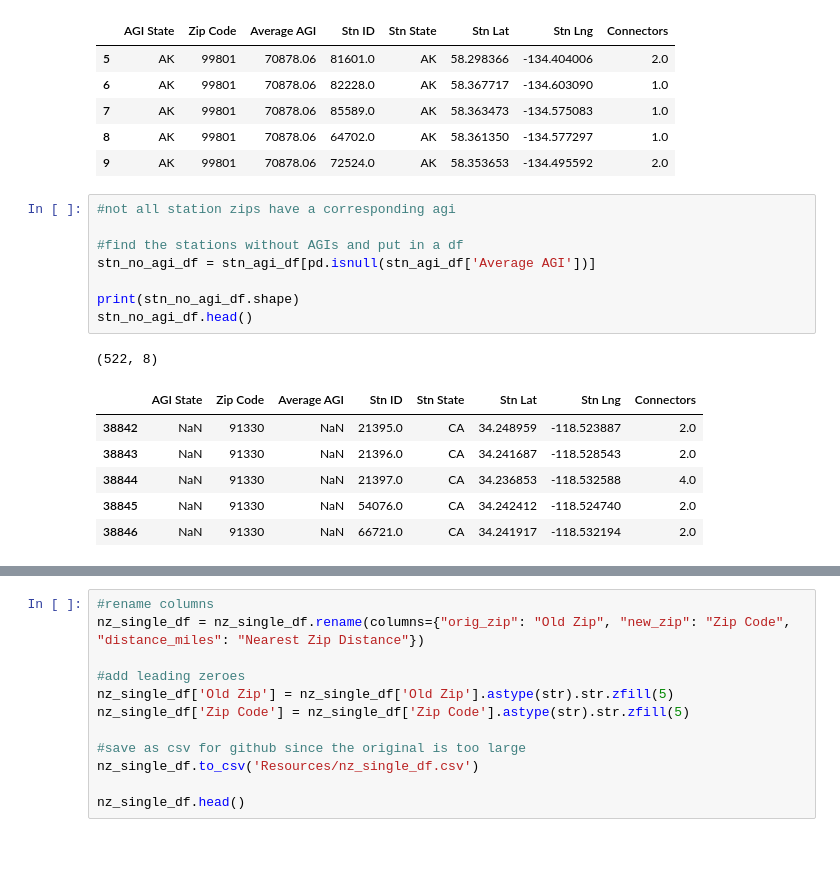
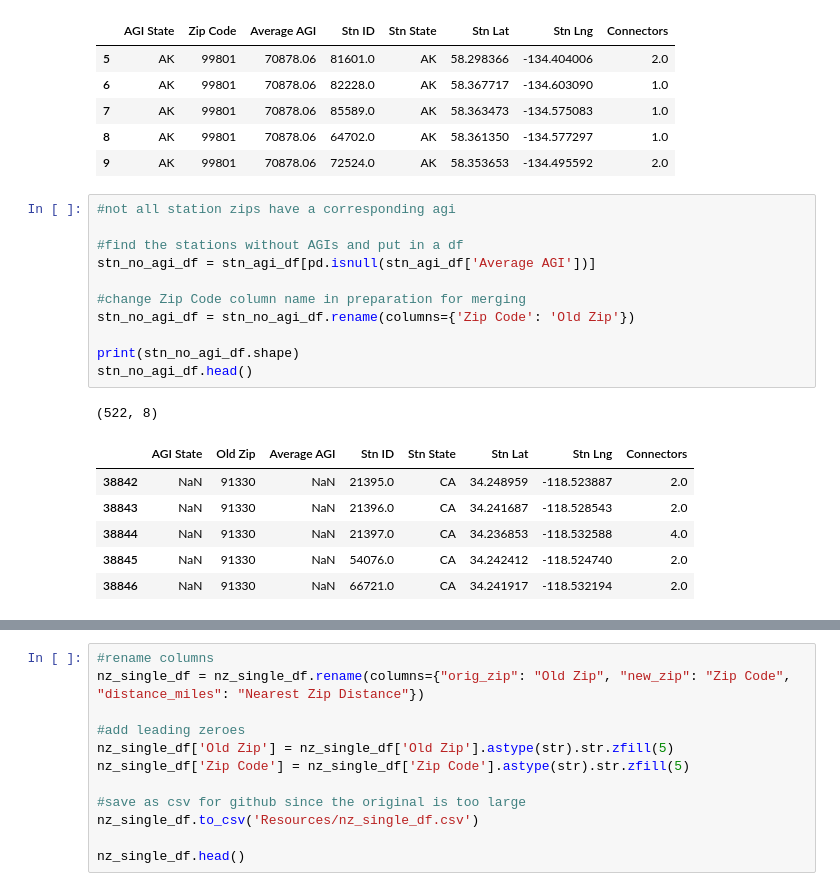
Before and after one commit to VanessaVanG/GW_Project1, a Jupyter notebook: data_exploration_cleanup.ipynb, the cells around one changed output, grey strips where cells are left out. Cells and saved outputs as stored; diff of their text form; blank space fills up the shorter version.

```diff
--- a/data_exploration_cleanup.ipynb
+++ b/data_exploration_cleanup.ipynb
@@ -225,14 +225,17 @@ stn_agi_df.head()
 # %%
 #not all station zips have a corresponding agi
 
 #find the stations without AGIs and put in a df
 stn_no_agi_df = stn_agi_df[pd.isnull(stn_agi_df['Average AGI'])]
 
+#change Zip Code column name in preparation for merging
+stn_no_agi_df = stn_no_agi_df.rename(columns={'Zip Code': 'Old Zip'})
+
 print(stn_no_agi_df.shape)
 stn_no_agi_df.head()
 # %% [output]
 (522, 8)
-|  | AGI State | Zip Code | Average AGI | Stn ID | Stn State | Stn Lat | Stn Lng | Connectors |
+|  | AGI State | Old Zip | Average AGI | Stn ID | Stn State | Stn Lat | Stn Lng | Connectors |
 | 38842 | NaN | 91330 | NaN | 21395.0 | CA | 34.248959 | -118.523887 | 2.0 |
 | 38843 | NaN | 91330 | NaN | 21396.0 | CA | 34.241687 | -118.528543 | 2.0 |
 | 38844 | NaN | 91330 | NaN | 21397.0 | CA | 34.236853 | -118.532588 | 4.0 |
```
Also changed, not shown: parts of 22 cells of this notebook.
